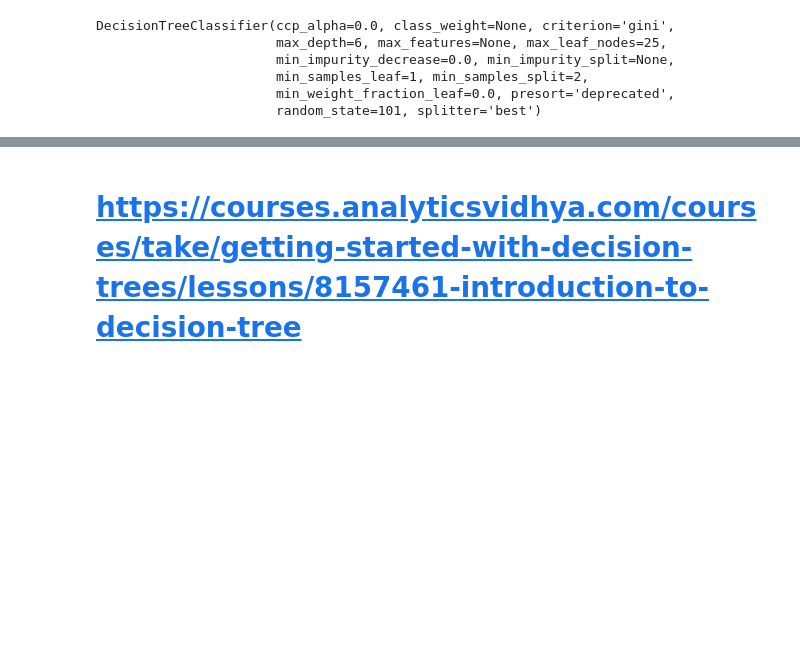
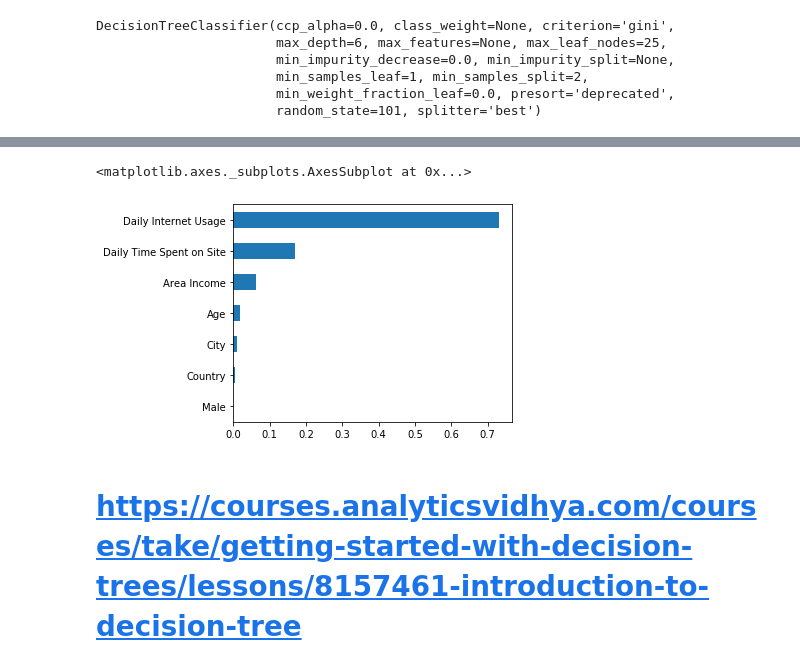
Before and after one commit to vigneshSs-07/ML_Algorithms_Examples, a Jupyter notebook: Decision Tree/Decision Tree.ipynb, the cells around one changed output, grey strips where cells are left out. Cells and saved outputs as stored; diff of their text form; code cells hidden in the pictures; blank space fills up the shorter version.

```diff
--- a/Decision Tree/Decision Tree.ipynb
+++ b/Decision Tree/Decision Tree.ipynb
@@ -301,2 +320,8 @@ plt.imshow(image)
+# %%
+feat_imps = pd.Series(dt_model.feature_importances_, index=X_train.columns)
+feat_imps.nsmallest(30).plot(kind='barh', figsize=(5,4))
+# %% [output]
+<matplotlib.axes._subplots.AxesSubplot at 0x...>
+[figure, added]
 # %% [markdown]
 # https://courses.analyticsvidhya.com/courses/take/getting-started-with-decision-trees/lessons/8157461-introduction-to-decision-tree
```
Also changed, not shown: parts of 18 cells of this notebook.
